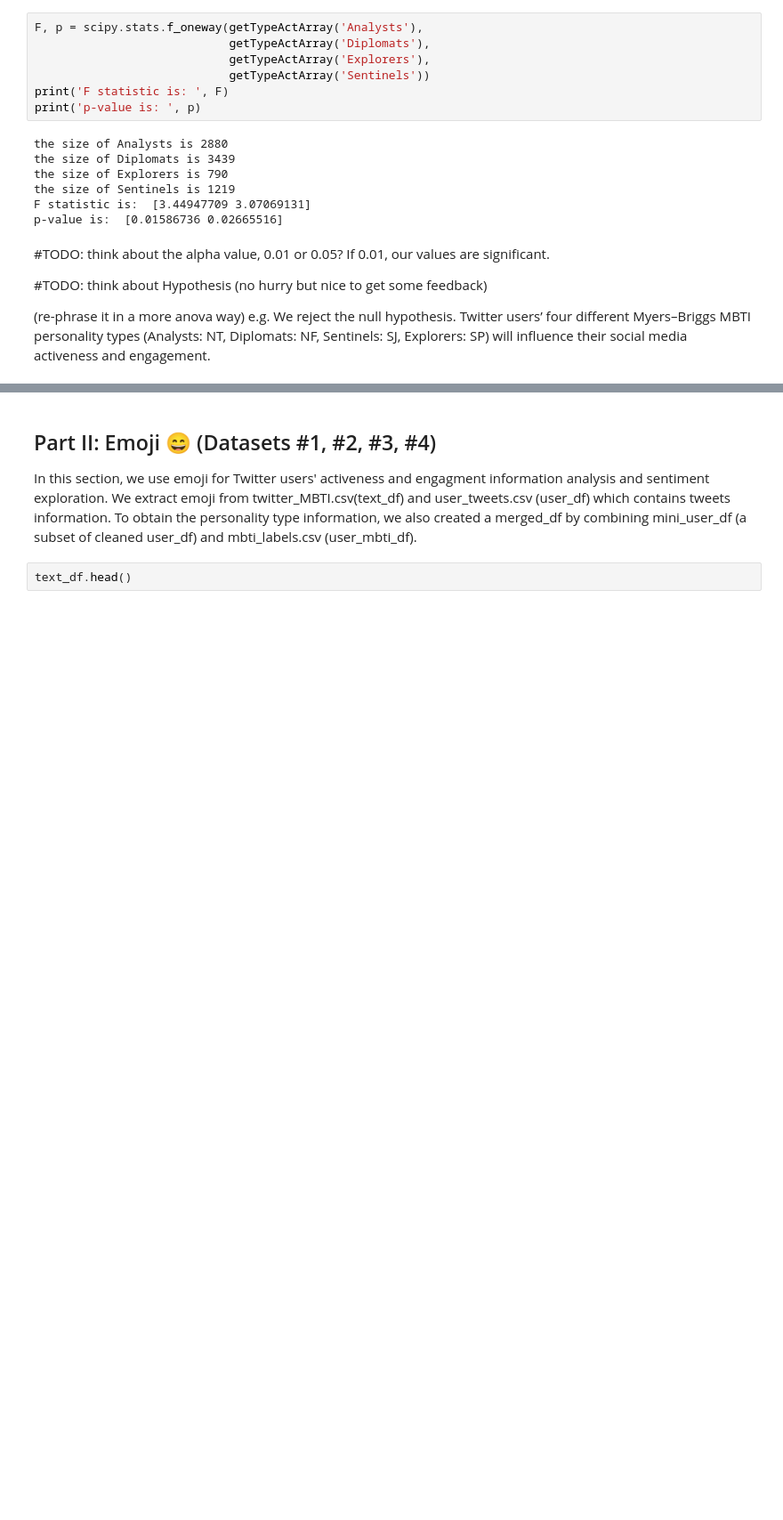
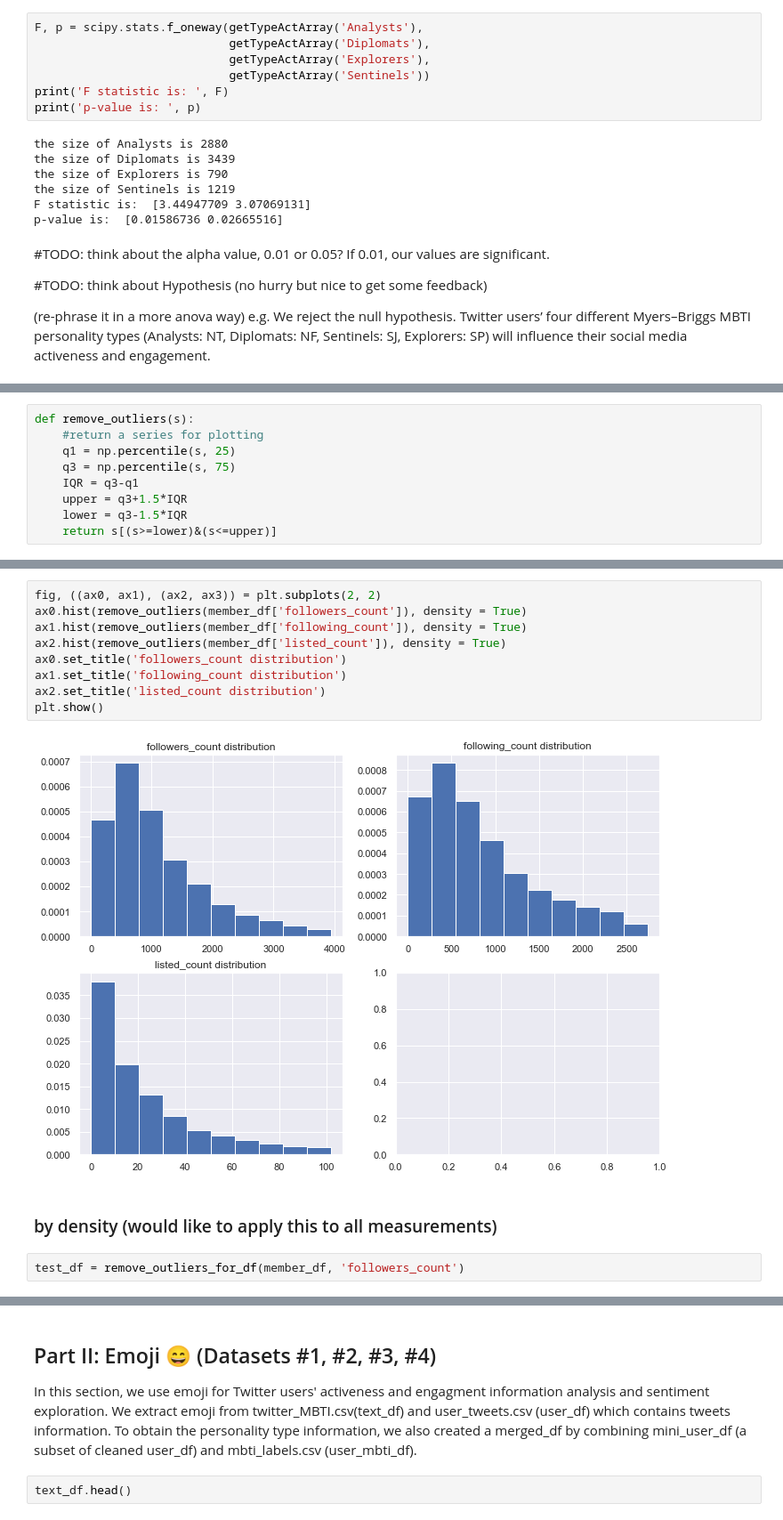
Before and after one commit to Skylar-Shi/MBTI_Data_Analysis_Project, a Jupyter notebook: EDACheckpointGroup_Sp23_RandomName.ipynb, the cells around one changed output, grey strips where cells are left out. Shown at 89% size. Saved outputs shown, nothing was run; the diff lists cells and outputs as text; blank space fills up the shorter version.

```diff
--- a/EDACheckpointGroup_Sp23_RandomName.ipynb
+++ b/EDACheckpointGroup_Sp23_RandomName.ipynb
@@ -941,0 +1012,9 @@ Twitter users’ four different Myers–Briggs MBTI personality types (Analysts:
+# %%
+def remove_outliers(s):
+    #return a series for plotting
+    q1 = np.percentile(s, 25)
+    q3 = np.percentile(s, 75)
+    IQR = q3-q1
+    upper = q3+1.5*IQR
+    lower = q3-1.5*IQR
+    return s[(s>=lower)&(s<=upper)]
@@ -941,0 +1030,15 @@ Twitter users’ four different Myers–Briggs MBTI personality types (Analysts:
+# %%
+fig, ((ax0, ax1), (ax2, ax3)) = plt.subplots(2, 2)
+ax0.hist(remove_outliers(member_df['followers_count']), density = True)
+ax1.hist(remove_outliers(member_df['following_count']), density = True)
+ax2.hist(remove_outliers(member_df['listed_count']), density = True)
+ax0.set_title('followers_count distribution')
+ax1.set_title('following_count distribution')
+ax2.set_title('listed_count distribution')
+plt.show()
+# %% [output]
+[figure, added]
+# %% [markdown]
+### by density (would like to apply this to all measurements)
+# %%
+test_df = remove_outliers_for_df(member_df, 'followers_count')
```
Also changed, not shown: parts of 30 cells of this notebook.
